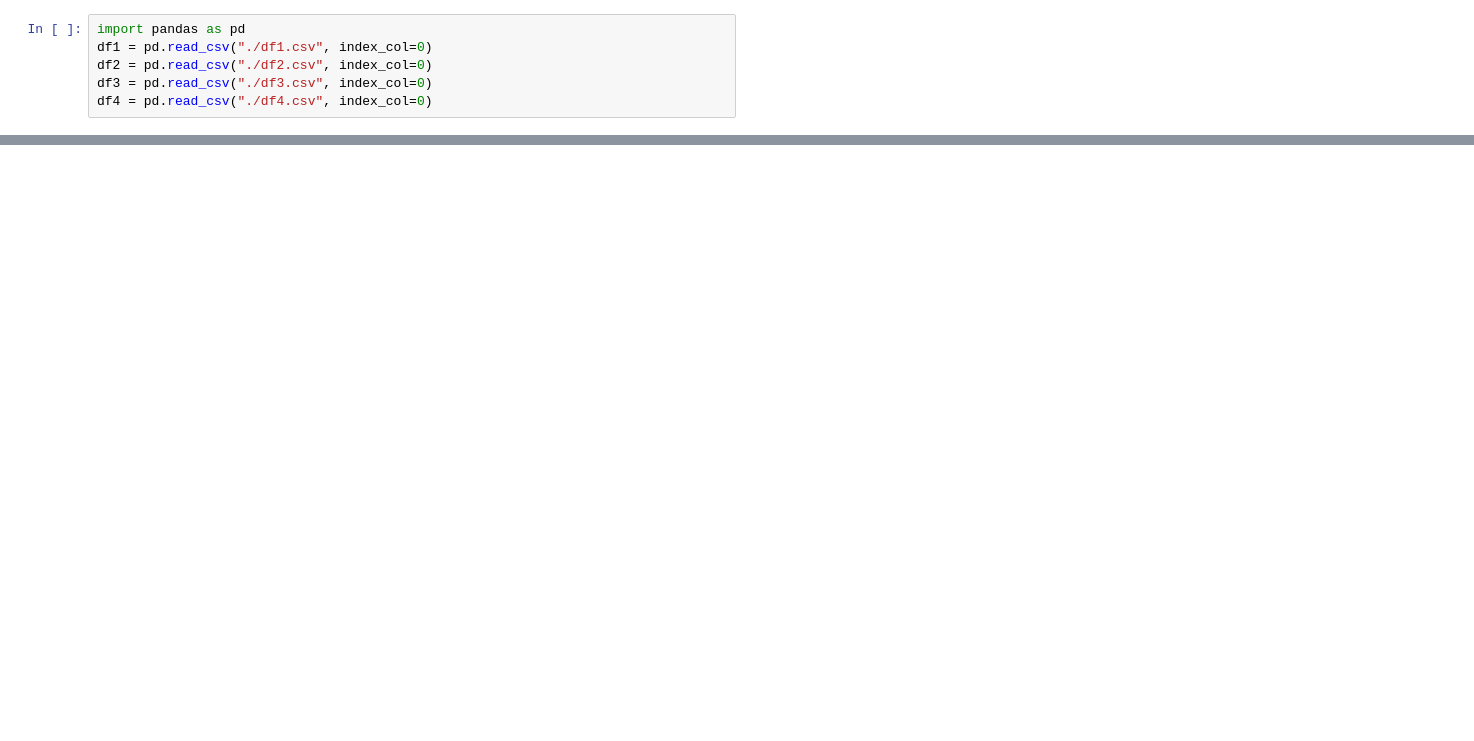
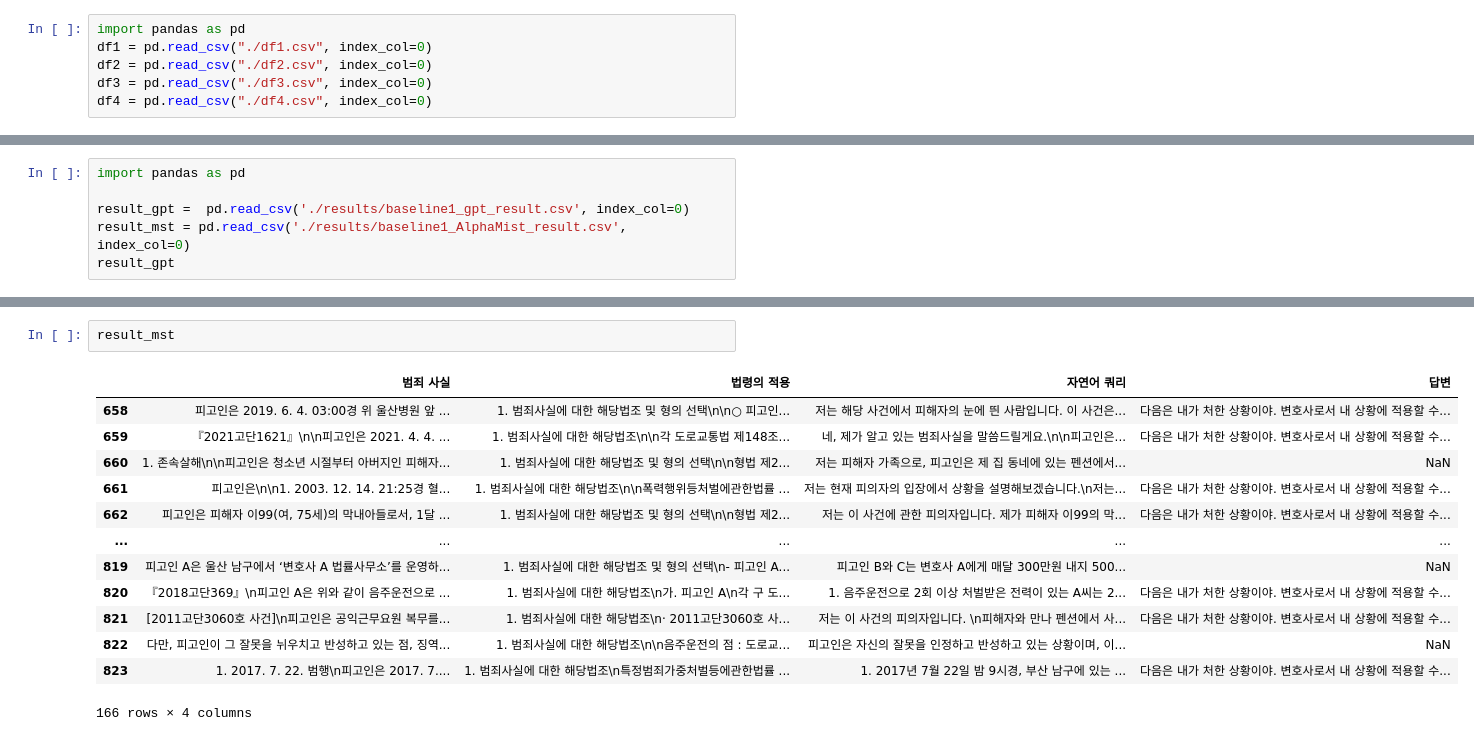
Before and after one commit to Jongbin-kr/LegalRAG, a Jupyter notebook: AlphaMist_baseline1.ipynb, the cells around one changed output, grey strips where cells are left out. Saved outputs shown, nothing was run; the diff lists cells and outputs as text; blank space fills up the shorter version.

```diff
--- a/AlphaMist_baseline1.ipynb
+++ b/AlphaMist_baseline1.ipynb
@@ -311,0 +124,6 @@ not_responsed, len(not_responsed)
+# %%
+import pandas as pd
+
+result_gpt =  pd.read_csv('./results/baseline1_gpt_result.csv', index_col=0)
+result_mst = pd.read_csv('./results/baseline1_AlphaMist_result.csv', index_col=0)
+result_gpt
@@ -311,0 +145,16 @@ not_responsed, len(not_responsed)
+# %%
+result_mst
+# %% [output]
+|  | 범죄 사실 | 법령의 적용 | 자연어 쿼리 | 답변 |
+| 658 | 피고인은 2019. 6. 4. 03:00경 위 울산병원 앞 ... | 1. 범죄사실에 대한 해당법조 및 형의 선택\n\n○ 피고인... | 저는 해당 사건에서 피해자의 눈에 띈 사람입니다. 이 사건은... | 다음은 내가 처한 상황이야. 변호사로서 내 상황에 적용할 수... |
+| 659 | 『2021고단1621』\n\n피고인은 2021. 4. 4. ... | 1. 범죄사실에 대한 해당법조\n\n각 도로교통법 제148조... | 네, 제가 알고 있는 범죄사실을 말씀드릴게요.\n\n피고인은... | 다음은 내가 처한 상황이야. 변호사로서 내 상황에 적용할 수... |
+| 660 | 1. 존속살해\n\n피고인은 청소년 시절부터 아버지인 피해자... | 1. 범죄사실에 대한 해당법조 및 형의 선택\n\n형법 제2... | 저는 피해자 가족으로, 피고인은 제 집 동네에 있는 펜션에서... | NaN |
+| 661 | 피고인은\n\n1. 2003. 12. 14. 21:25경 혈... | 1. 범죄사실에 대한 해당법조\n\n폭력행위등처벌에관한법률 ... | 저는 현재 피의자의 입장에서 상황을 설명해보겠습니다.\n저는... | 다음은 내가 처한 상황이야. 변호사로서 내 상황에 적용할 수... |
+| 662 | 피고인은 피해자 이99(여, 75세)의 막내아들로서, 1달 ... | 1. 범죄사실에 대한 해당법조 및 형의 선택\n\n형법 제2... | 저는 이 사건에 관한 피의자입니다. 제가 피해자 이99의 막... | 다음은 내가 처한 상황이야. 변호사로서 내 상황에 적용할 수... |
+| ... | ... | ... | ... | ... |
+| 819 | 피고인 A은 울산 남구에서 ‘변호사 A 법률사무소’를 운영하... | 1. 범죄사실에 대한 해당법조 및 형의 선택\n- 피고인 A... | 피고인 B와 C는 변호사 A에게 매달 300만원 내지 500... | NaN |
+| 820 | 『2018고단369』\n피고인 A은 위와 같이 음주운전으로 ... | 1. 범죄사실에 대한 해당법조\n가. 피고인 A\n각 구 도... | 1. 음주운전으로 2회 이상 처벌받은 전력이 있는 A씨는 2... | 다음은 내가 처한 상황이야. 변호사로서 내 상황에 적용할 수... |
+| 821 | [2011고단3060호 사건]\n피고인은 공익근무요원 복무를... | 1. 범죄사실에 대한 해당법조\n· 2011고단3060호 사... | 저는 이 사건의 피의자입니다. \n피해자와 만나 펜션에서 사... | 다음은 내가 처한 상황이야. 변호사로서 내 상황에 적용할 수... |
+| 822 | 다만, 피고인이 그 잘못을 뉘우치고 반성하고 있는 점, 징역... | 1. 범죄사실에 대한 해당법조\n\n음주운전의 점 : 도로교... | 피고인은 자신의 잘못을 인정하고 반성하고 있는 상황이며, 이... | NaN |
+| 823 | 1. 2017. 7. 22. 범행\n피고인은 2017. 7.... | 1. 범죄사실에 대한 해당법조\n특정범죄가중처벌등에관한법률 ... | 1. 2017년 7월 22일 밤 9시경, 부산 남구에 있는 ... | 다음은 내가 처한 상황이야. 변호사로서 내 상황에 적용할 수... |
+166 rows × 4 columns
```
Also changed, not shown: parts of 24 cells of this notebook, 1 other file.
